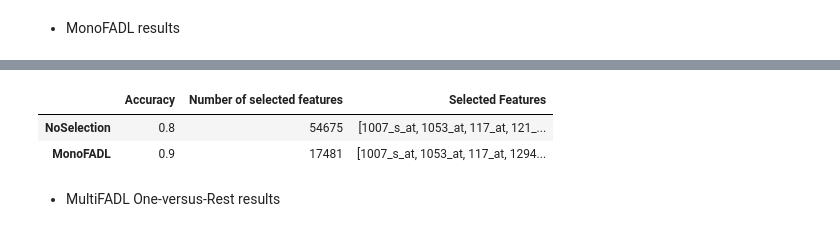
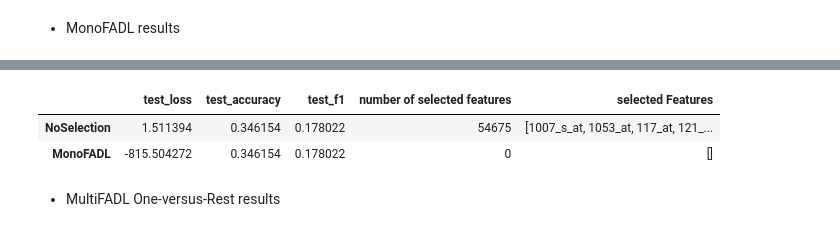
Before and after one commit to lourdesLB/MultiFADL, a Jupyter notebook: testOvR_brain.ipynb, the cells around one changed output, grey strips where cells are left out. Cells and saved outputs as stored; diff of their text form; code cells hidden in the pictures.

```diff
--- a/testOvR_brain.ipynb
+++ b/testOvR_brain.ipynb
@@ -20,7 +18,7 @@ SEED = 1234
 np.random.seed(SEED)
 tf.random.set_seed(SEED)
 # %%
-comparative_results = pd.DataFrame(columns=['Accuracy', 'Number of selected features', 'Selected Features'])
+comparative_results = pd.DataFrame(columns=['test_loss', 'test_accuracy', 'test_f1', 'number of selected features', 'selected Features'])
 # %% [markdown]
 * Preprocesamiento
 # %%
@@ -196,4 +138,12 @@ verbose1
 # %%
-comparative_results.loc['NoSelection'] = [verbose1['results'][1], verbose1['selected_features'].shape[0], verbose1['selected_features']]
+model1.evaluate(X_test_scaled, y_test)
+
+verbose1 = model1.get_verbose()
+
+comparative_results.loc['NoSelection'] = [verbose1['results']['loss'],
+                                          verbose1['results']['accuracy'],
+                                          verbose1['results']['f1'],
+                                          verbose1['selected_features'].shape[0],
+                                          verbose1['selected_features']]
 comparative_results
 # %% [output]
@@ -203,24 +154,20 @@ comparative_results
 * MonoFADL results
 # %%
 model2 = MonoFADLModel(
-    n_inputs=Xbrain_train_scaled.columns.values.shape[0],
-    n_class=ybrain_train.unique().shape[0]
+    n_inputs=X_train_scaled.columns.values.shape[0],
+    n_class=y_train.unique().shape[0]
 )
 
 model2.fit(
-    Xbrain_train_scaled,
-    ybrain_train,
-    Xbrain_val_scaled,
-    ybrain_val,
+    X_train_scaled,
+    y_train,
+    X_val_scaled,
+    y_val,
     epochs=50
 )
 
-model2.evaluate(Xbrain_test_scaled, ybrain_test)
-
-model2.get_verbose()
-
-# Pickle store
-with open('results/brain_MonoFADL.pkl', 'wb') as f:
-    pickle.dump(model2, f)
+model2.model.save('results/brain_GSE50161/brain_GSE50161_MonoFADLModel.h5')
+with open('results/brain_GSE50161/brain_GSE50161_MonoFADLModel_history.pkl', 'wb') as f:
+    pickle.dump(model2.history, f)
 # %% [output]
 Epoch 1/50
@@ -264,4 +190,12 @@ verbose2
 # %%
-comparative_results.loc['MonoFADL'] = [verbose2['results'][1], verbose2['selected_features'].shape[0], verbose2['selected_features']]
+model2.evaluate(X_test_scaled, y_test)
+
+verbose2 = model2.get_verbose()
+
+comparative_results.loc['MonoFADL'] = [verbose2['results']['loss'],
+                                          verbose2['results']['accuracy'],
+                                          verbose2['results']['f1'],
+                                          verbose2['selected_features'].shape[0],
+                                          verbose2['selected_features']]
 comparative_results
 # %% [output]
@@ -268,6 +203,6 @@ comparative_results
-|  | Accuracy | Number of selected features | Selected Features |
-| NoSelection | 0.8 | 54675 | [1007_s_at, 1053_at, 117_at, 121_... |
-| MonoFADL | 0.9 | 17481 | [1007_s_at, 1053_at, 117_at, 1294... |
+|  | test_loss | test_accuracy | test_f1 | number of selected features | selected Features |
+| NoSelection | 1.511394 | 0.346154 | 0.178022 | 54675 | [1007_s_at, 1053_at, 117_at, 121_... |
+| MonoFADL | -815.504272 | 0.346154 | 0.178022 | 0 | [] |
 # %% [markdown]
 * MultiFADL One-versus-Rest results
 # %%
```
Also changed, not shown: parts of 17 cells of this notebook, 4 other files.
